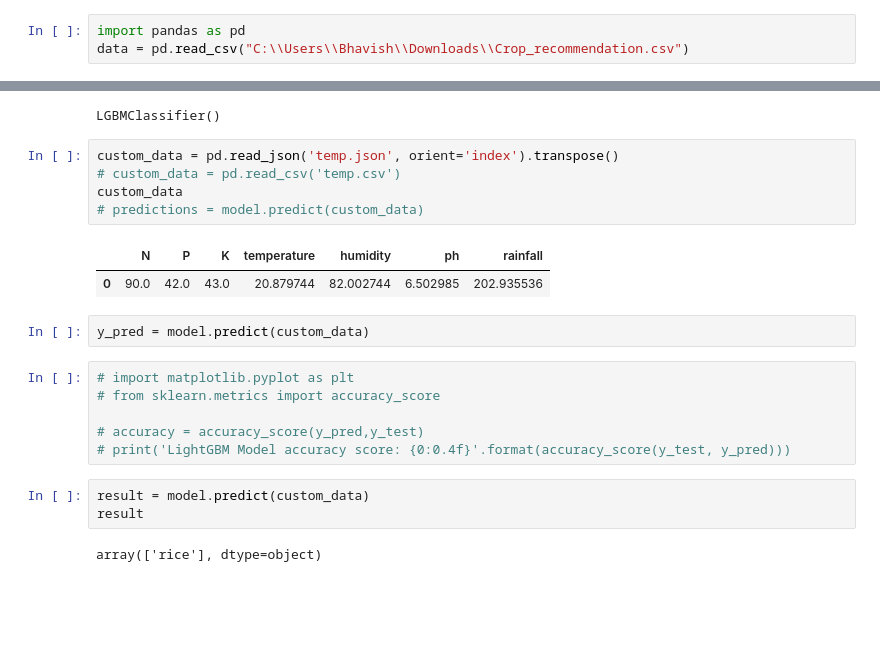
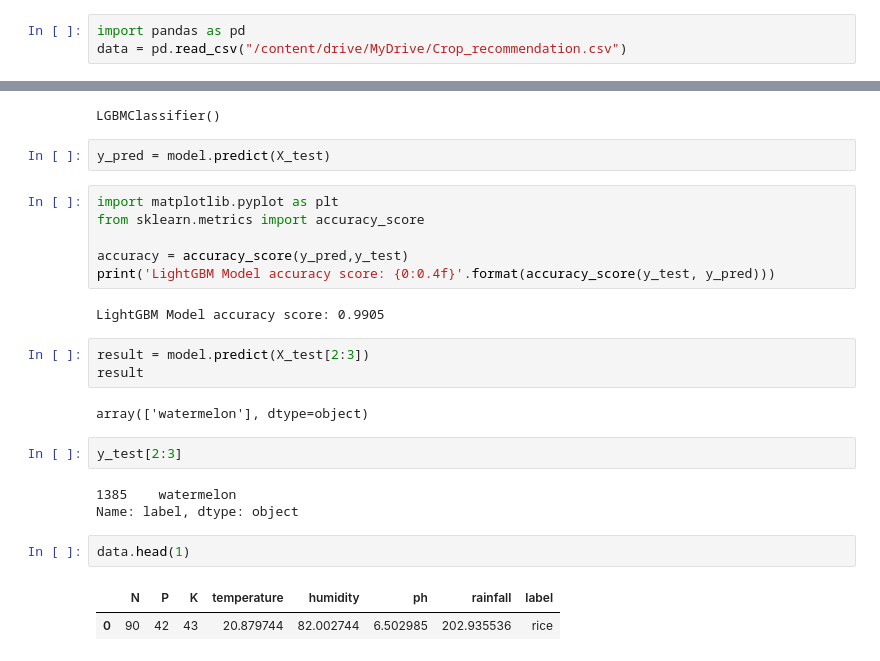
Before and after one commit to bhavish-1/Crop_Prediction_System, a Jupyter notebook: Tri_NitHackathon.ipynb, the cells around one changed output, grey strips where cells are left out. Cells and saved outputs as stored; diff of their text form; blank space fills up the shorter version.

```diff
--- a/Tri_NitHackathon.ipynb
+++ b/Tri_NitHackathon.ipynb
@@ -5,7 +7,7 @@ import matplotlib
 # lets go........
 # %%
 import pandas as pd
-data = pd.read_csv("C:\\Users\\Bhavish\\Downloads\\Crop_recommendation.csv")
+data = pd.read_csv("/content/drive/MyDrive/Crop_recommendation.csv")
 # %%
 data.describe()
 # %% [output]
@@ -252,24 +260,28 @@ model = lgb.LGBMClassifier()
 model.fit(X_train, y_train)
 # %% [output]
 LGBMClassifier()
-# %%
-custom_data = pd.read_json('temp.json', orient='index').transpose()
-# custom_data = pd.read_csv('temp.csv')
-custom_data
-# predictions = model.predict(custom_data)
-# %% [output]
-|  | N | P | K | temperature | humidity | ph | rainfall |
-| 0 | 90.0 | 42.0 | 43.0 | 20.879744 | 82.002744 | 6.502985 | 202.935536 |
 # %%
-y_pred = model.predict(custom_data)
+y_pred = model.predict(X_test)
 # %%
-# import matplotlib.pyplot as plt
-# from sklearn.metrics import accuracy_score
+import matplotlib.pyplot as plt
+from sklearn.metrics import accuracy_score
 
-# accuracy = accuracy_score(y_pred,y_test)
-# print('LightGBM Model accuracy score: {0:0.4f}'.format(accuracy_score(y_test, y_pred)))
+accuracy = accuracy_score(y_pred,y_test)
+print('LightGBM Model accuracy score: {0:0.4f}'.format(accuracy_score(y_test, y_pred)))
+# %% [output]
+LightGBM Model accuracy score: 0.9905
 # %%
-result = model.predict(custom_data)
+result = model.predict(X_test[2:3])
 result
 # %% [output]
-array(['rice'], dtype=object)
+array(['watermelon'], dtype=object)
+# %%
+y_test[2:3]
+# %% [output]
+1385    watermelon
+Name: label, dtype: object
+# %%
+data.head(1)
+# %% [output]
+|  | N | P | K | temperature | humidity | ph | rainfall | label |
+| 0 | 90 | 42 | 43 | 20.879744 | 82.002744 | 6.502985 | 202.935536 | rice |
```
Also changed, not shown: parts of 10 cells of this notebook.
